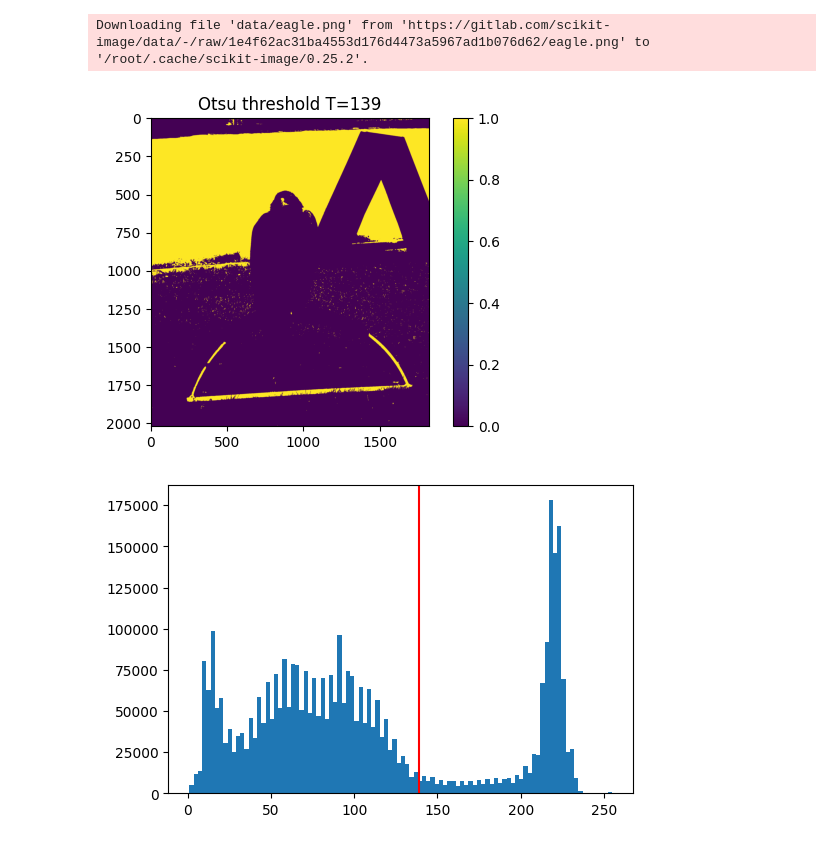
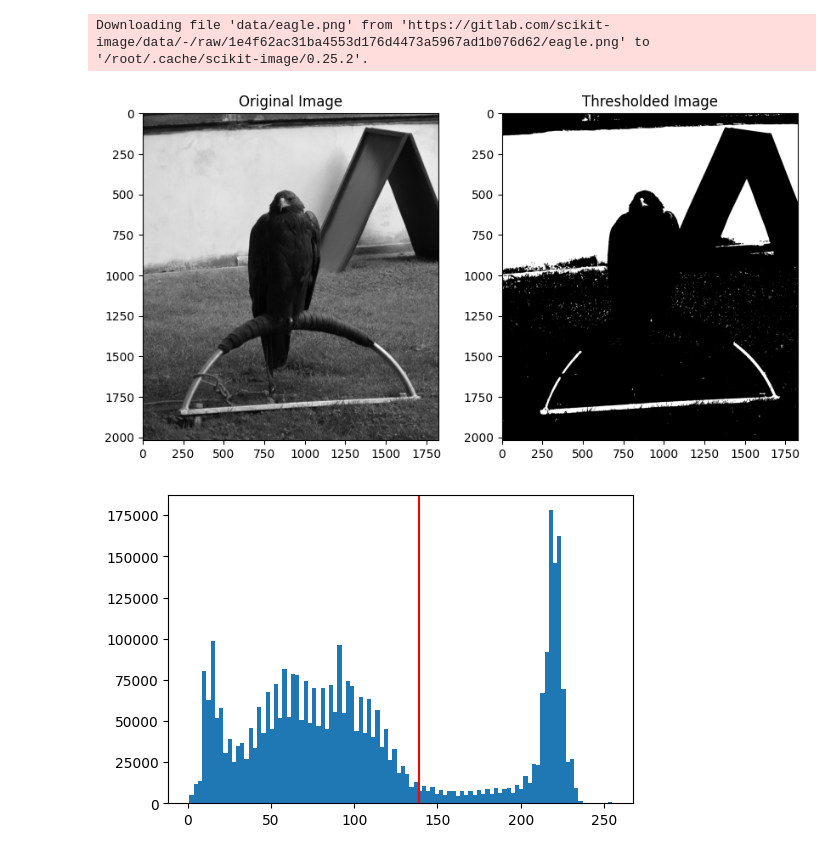
Before and after one commit to KleaKalliri/Computer-Vision, a Jupyter notebook: Exercise_2.ipynb, the cells around one changed output. Cells and saved outputs as stored; diff of their text form; code cells hidden in the pictures.

```diff
--- a/Exercise_2.ipynb
+++ b/Exercise_2.ipynb
@@ -19,17 +19,18 @@ I = sk.data.eagle()
 v_I = np.reshape(I,(I.shape[0]*I.shape[1],1))
 # %% [output]
 Downloading file 'data/eagle.png' from 'https://gitlab.com/scikit-image/data/-/raw/1e4f62ac31ba4553d176d4473a5967ad1b076d62/eagle.png' to '/root/.cache/scikit-image/0.25.2'.
-# %%
-thresh = threshold_otsu(I)
-binary = I > thresh
-
-fig = plt.figure(figsize=(6,4), dpi= 100, facecolor='w', edgecolor='k')
-imgplot = plt.imshow(binary)
-plt.title('Otsu threshold T={}'.format(thresh))
-plt.colorbar()
-plt.show()
-# %% [output]
-[figure, removed]
+# %%
+thresh = threshold_otsu(I)
+binary = I > thresh
+
+fig, axes = plt.subplots(1, 2, figsize=(10, 5))
+axes[0].imshow(I, cmap=plt.cm.gray)
+axes[0].set_title('Original Image')
+axes[1].imshow(binary, cmap=plt.cm.gray)
+axes[1].set_title('Thresholded Image')
+plt.show()
+# %% [output]
+[figure, added]
 # %%
 flat_data = I.flatten()
 fig = plt.figure(figsize=(6,4), dpi= 100, facecolor='w', edgecolor='k')
```
Also changed, not shown: parts of 3 cells of this notebook.
